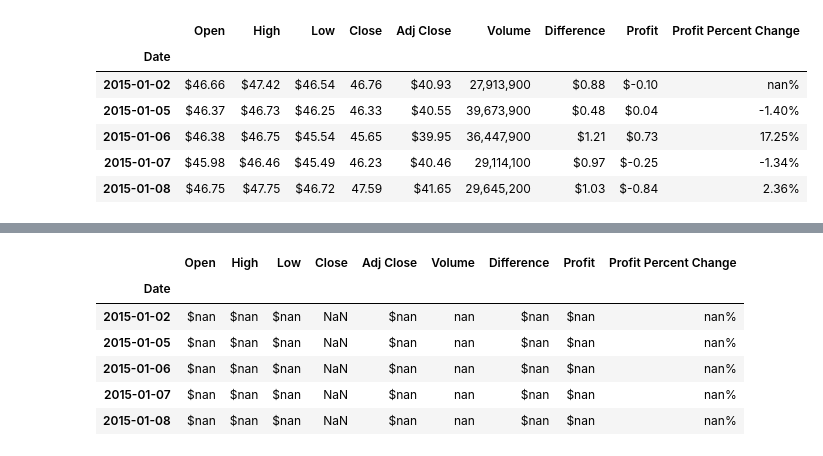
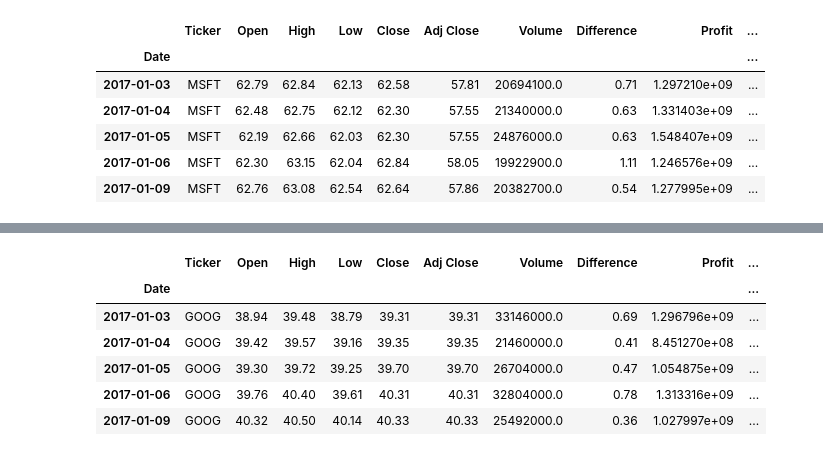
Before and after one commit to rasemanb/Tech-Stock-Analysis, a Jupyter notebook: Project_1/Project-1.ipynb, the cells around one changed output, grey strips where cells are left out. Cells and saved outputs as stored; diff of their text form; code cells hidden in the pictures.

```diff
--- a/Project_1/Project-1.ipynb
+++ b/Project_1/Project-1.ipynb
@@ -27 +35,6 @@ nvda = pd.DataFrame(data['NVDA'])
+# %%
+# function to reorder columns
+def columns(df):
+    df = df[['Ticker','Open','High','Low','Close','Adj Close','Volume']]
+    return df
 # %%
@@ -29,7 +43,8 @@ def highlow(df):
     df = df.assign(Difference = lambda x: x['High'] - x['Low'])
     return df
 # %%
+# function to calculate profit
 def profit(df):
-    df = df.assign(Profit = lambda x: x['Open'] - x['Close'])
+    df = df.assign(Profit = lambda x: (x['Open'] + x['Close'])/2 * x['Volume'])
     return df
 # %%
@@ -51,23 +68,47 @@ def cleandat(df):
     return df
 # %%
-
-# samsung = pctchg(samsung)
-# samsung.head()
+# function to convert dtypes to string and floats for data manipulation
+def astypes(df):
+    df = df.astype({'Ticker':'str',
+                    'Open': 'float',
+                    'High':'float',
+                    'Low':'float',
+                    'Close':'float',
+                    'Adj Close':'float',
+                    'Volume':'float',
+                    'Profit':'float',
+                    'Profit Percent Change':'float',
+                    'Difference':'float'})
+    return df
+# %%
+# function to add year, month, and day to their own columns by slicing index
+def date(df):
+    df['Year'] = df.index.year
+    df['Month'] = df.index.month
+    df['Day'] = df.index.day
+
+    return df
 # %%
-dfs = [msft, apple, samsung, nvda]
-
+# create list of dfs
+dfs = [msft, apple, google, nvda]
+# applying all functions in a for loop
 for i,df in enumerate(dfs):
+    df = columns(df)
+    #df = repindex(df)
+    #df = date(df)
     df = highlow(df)
     df = profit(df)
     df = pctchg(df)
     df = cleandat(df)
+    df = astypes(df)
+    df = date(df)
     display(df[:5])
     dfs[i]=df
 # %% [output]
-|  | Open | High | Low | Close | Adj Close | Volume | Difference | Profit | Profit Percent Change |
-| Date |  |  |  |  |  |  |  |  |  |
-| 2015-01-02 | $46.66 | $47.42 | $46.54 | 46.76 | $40.93 | 27,913,900 | $0.88 | $-0.10 | nan% |
-| 2015-01-05 | $46.37 | $46.73 | $46.25 | 46.33 | $40.55 | 39,673,900 | $0.48 | $0.04 | -1.40% |
-| 2015-01-06 | $46.38 | $46.75 | $45.54 | 45.65 | $39.95 | 36,447,900 | $1.21 | $0.73 | 17.25% |
-| 2015-01-07 | $45.98 | $46.46 | $45.49 | 46.23 | $40.46 | 29,114,100 | $0.97 | $-0.25 | -1.34% |
-| 2015-01-08 | $46.75 | $47.75 | $46.72 | 47.59 | $41.65 | 29,645,200 | $1.03 | $-0.84 | 2.36% |
+|  | Ticker | Open | High | Low | Close | Adj Close | Volume | Difference | Profit | ... |
+| Date |  |  |  |  |  |  |  |  |  | ... |
+| 2017-01-03 | MSFT | 62.79 | 62.84 | 62.13 | 62.58 | 57.81 | 20694100.0 | 0.71 | 1.297210e+09 | ... |
+| 2017-01-04 | MSFT | 62.48 | 62.75 | 62.12 | 62.30 | 57.55 | 21340000.0 | 0.63 | 1.331403e+09 | ... |
+| 2017-01-05 | MSFT | 62.19 | 62.66 | 62.03 | 62.30 | 57.55 | 24876000.0 | 0.63 | 1.548407e+09 | ... |
+| 2017-01-06 | MSFT | 62.30 | 63.15 | 62.04 | 62.84 | 58.05 | 19922900.0 | 1.11 | 1.246576e+09 | ... |
+| 2017-01-09 | MSFT | 62.76 | 63.08 | 62.54 | 62.64 | 57.86 | 20382700.0 | 0.54 | 1.277995e+09 | ... |
@@ -81,7 +122,7 @@ for i,df in enumerate(dfs):
-|  | Open | High | Low | Close | Adj Close | Volume | Difference | Profit | Profit Percent Change |
-| Date |  |  |  |  |  |  |  |  |  |
-| 2015-01-02 | $nan | $nan | $nan | NaN | $nan | nan | $nan | $nan | nan% |
-| 2015-01-05 | $nan | $nan | $nan | NaN | $nan | nan | $nan | $nan | nan% |
-| 2015-01-06 | $nan | $nan | $nan | NaN | $nan | nan | $nan | $nan | nan% |
-| 2015-01-07 | $nan | $nan | $nan | NaN | $nan | nan | $nan | $nan | nan% |
-| 2015-01-08 | $nan | $nan | $nan | NaN | $nan | nan | $nan | $nan | nan% |
+|  | Ticker | Open | High | Low | Close | Adj Close | Volume | Difference | Profit | ... |
+| Date |  |  |  |  |  |  |  |  |  | ... |
+| 2017-01-03 | GOOG | 38.94 | 39.48 | 38.79 | 39.31 | 39.31 | 33146000.0 | 0.69 | 1.296796e+09 | ... |
+| 2017-01-04 | GOOG | 39.42 | 39.57 | 39.16 | 39.35 | 39.35 | 21460000.0 | 0.41 | 8.451270e+08 | ... |
+| 2017-01-05 | GOOG | 39.30 | 39.72 | 39.25 | 39.70 | 39.70 | 26704000.0 | 0.47 | 1.054875e+09 | ... |
+| 2017-01-06 | GOOG | 39.76 | 40.40 | 39.61 | 40.31 | 40.31 | 32804000.0 | 0.78 | 1.313316e+09 | ... |
+| 2017-01-09 | GOOG | 40.32 | 40.50 | 40.14 | 40.33 | 40.33 | 25492000.0 | 0.36 | 1.027997e+09 | ... |
```
Also changed, not shown: parts of 21 cells of this notebook.
